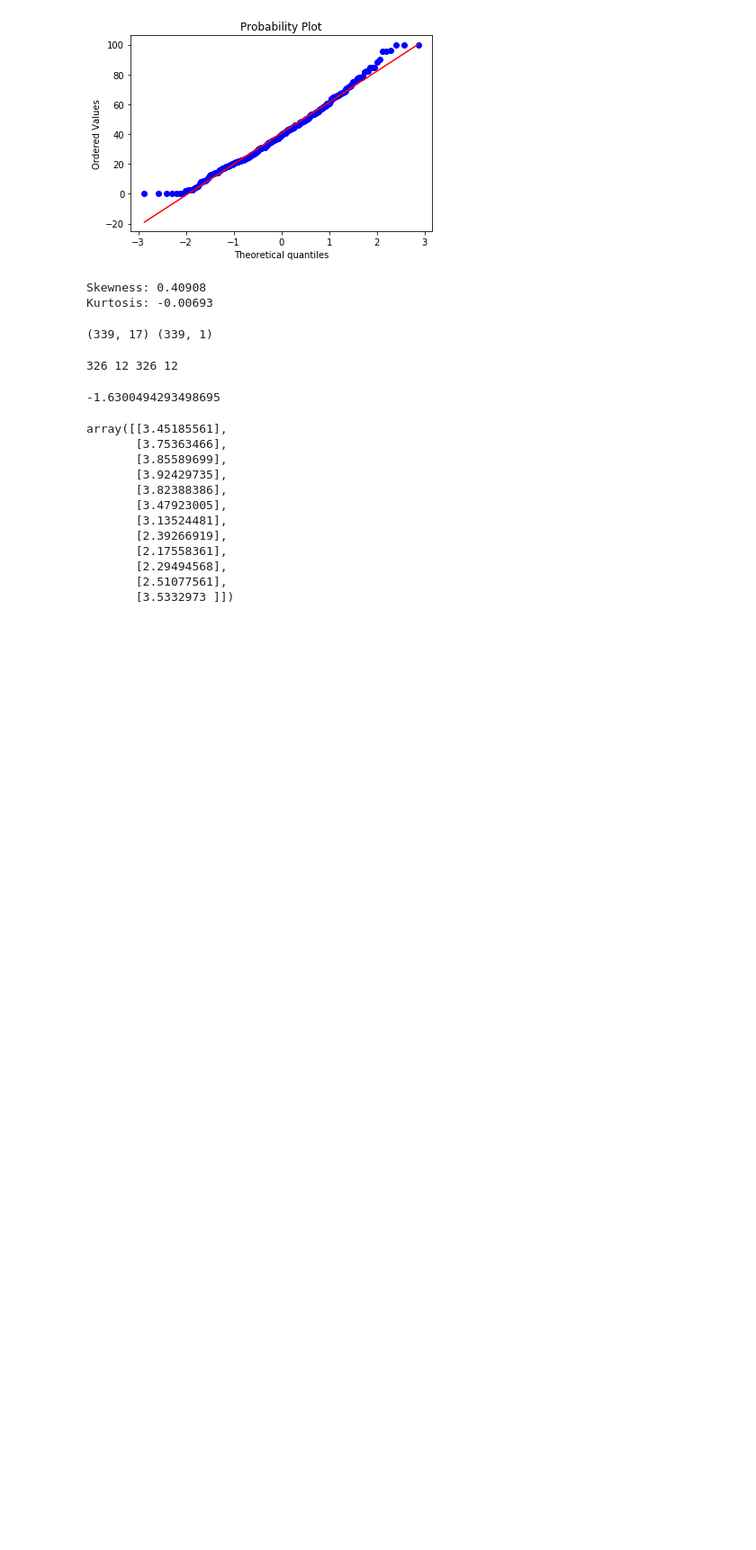
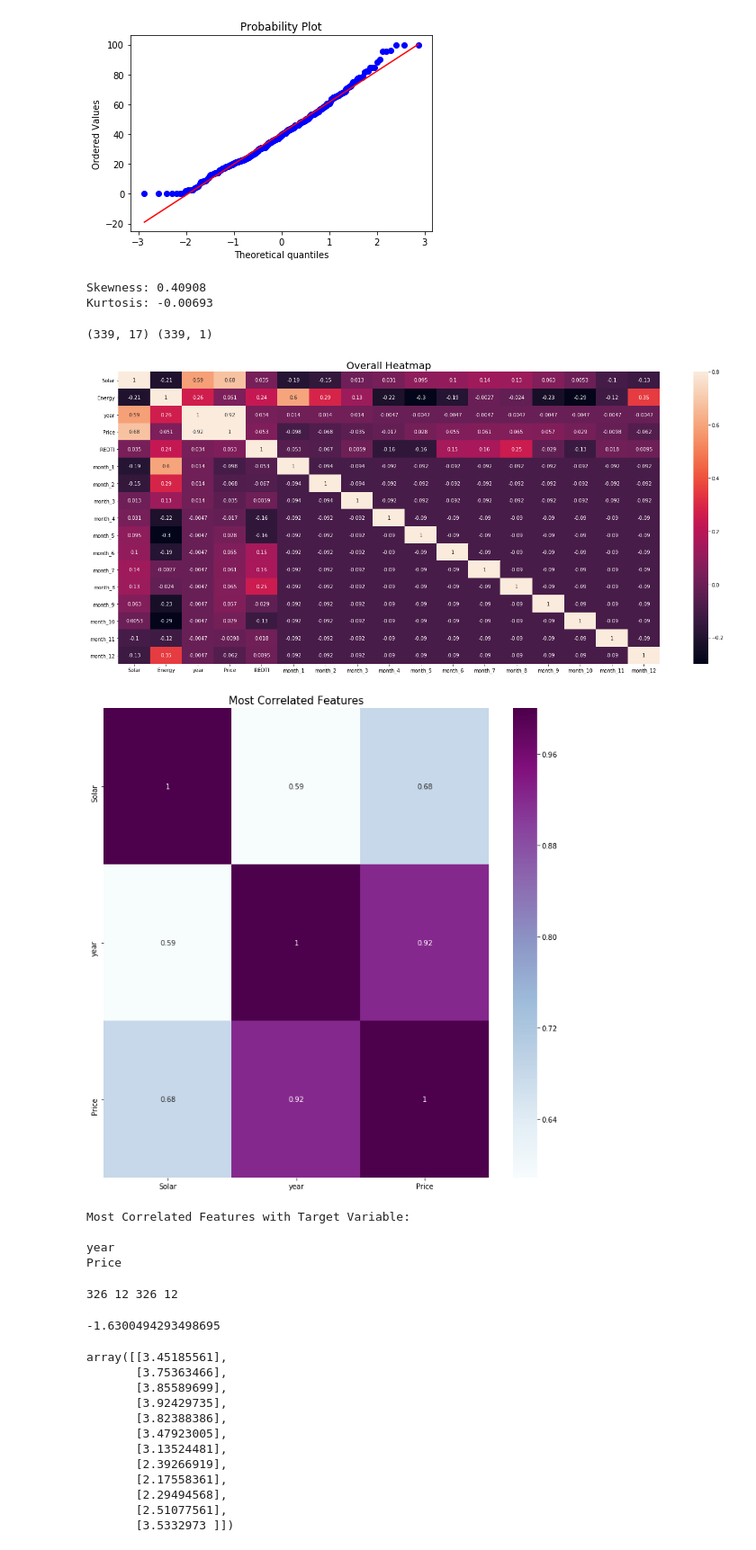
Before and after one commit to gvo34/energy-solar, a Jupyter notebook: static/notebooks/model/RandomForrest_model.ipynb, the cells around one changed output. Shown at 90% size. Cells and saved outputs as stored; diff of their text form; code cells hidden in the pictures; blank space fills up the shorter version.

Commit message:
add feature correlation matrix

```diff
--- a/static/notebooks/model/RandomForrest_model.ipynb
+++ b/static/notebooks/model/RandomForrest_model.ipynb
@@ -176,6 +176,38 @@ y = rdata["newsolar"].values.reshape(-1, 1)
 print(X.shape, y.shape)
 # %% [output]
 (339, 17) (339, 1)
+# %%
+import seaborn as sb
+
+# Correlation Matrix
+CMtx = data.corr()
+plt.figure(5, figsize=(20, 9))
+sb.heatmap(CMtx, vmax=0.8, annot=True)  # Heatmap
+plt.title('Overall Heatmap', fontsize=20)
+plt.tight_layout()
+plt.show()
+
+# Most Correlated Features
+MCF = CMtx.index[abs(CMtx['Solar']) > 0.5]  # Features that have a correlation greater than 0.5 with the Target Variable
+plt.figure(6, figsize=(10,10))
+sb.heatmap(data[MCF].corr(), annot=True, cmap='BuPu')
+plt.title('Most Correlated Features', fontsize=15)
+plt.tight_layout()
+plt.show()
+
+# Listing
+MCFL = list(MCF)
+MCFL.remove('Solar')
+print('Most Correlated Features with Target Variable:\n')
+for name in MCFL:
+   print(name)
+# %% [output]
+[figure, added]
+[figure, added]
+Most Correlated Features with Target Variable:
+
+year
+Price
 # %%
 from sklearn.model_selection import train_test_split
 from sklearn.preprocessing import StandardScaler
```
Also changed, not shown: 1 other file.
